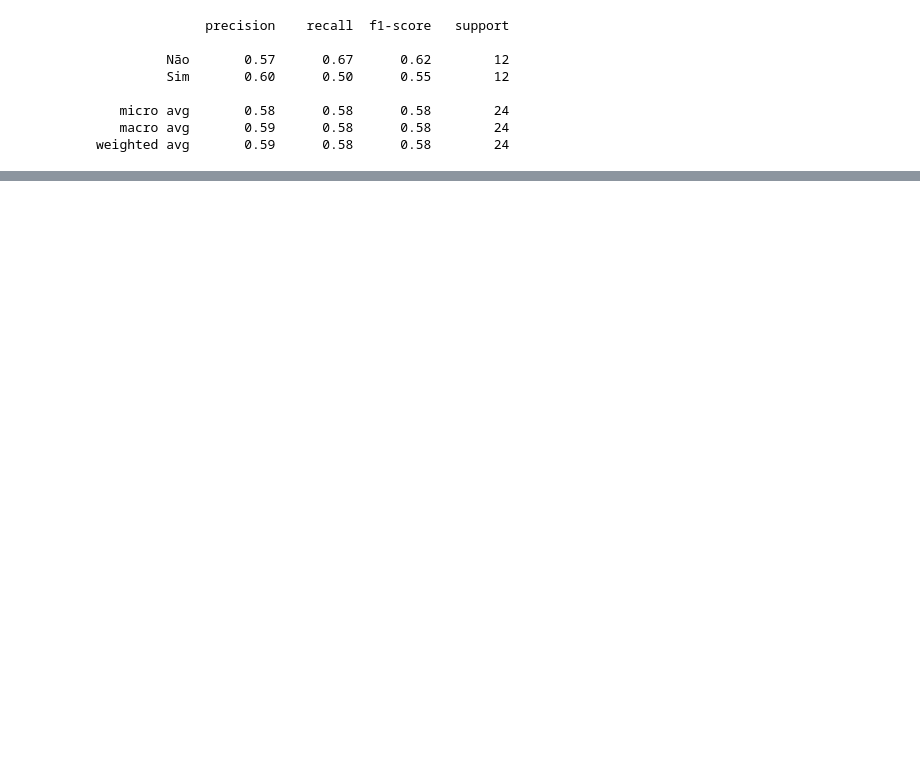
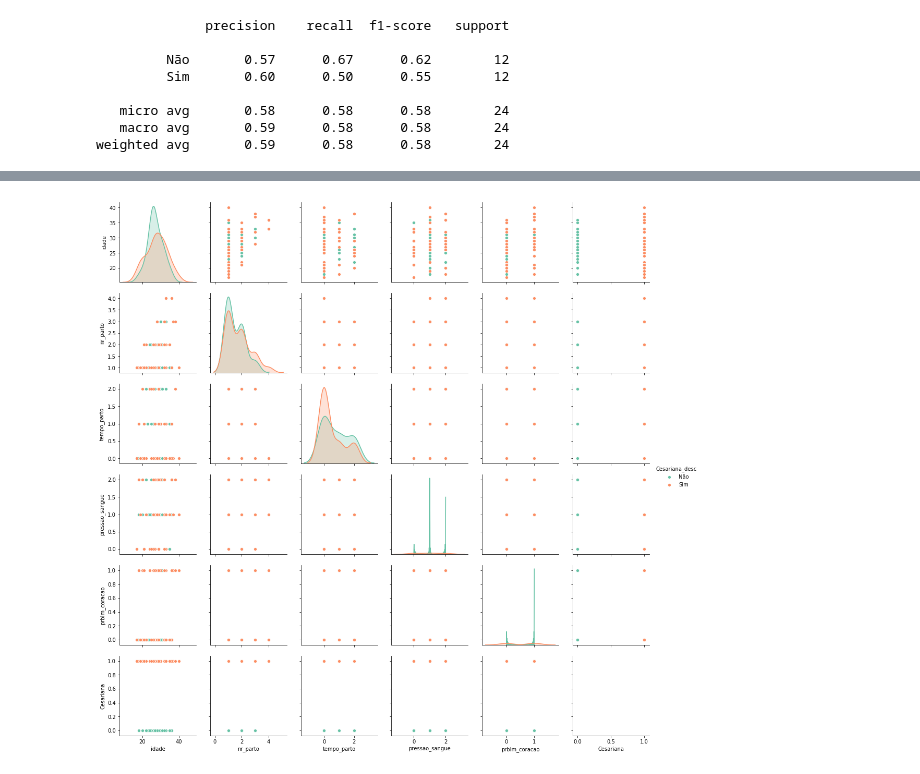
Before and after one commit to nocyamribeiro/DataMiningTrab, a Jupyter notebook: cesariana_predict.ipynb, the cells around one changed output, grey strips where cells are left out. Cells and saved outputs as stored; diff of their text form; code cells hidden in the pictures; blank space fills up the shorter version.

```diff
--- a/cesariana_predict.ipynb
+++ b/cesariana_predict.ipynb
@@ -233,0 +259,5 @@ weighted avg       0.59      0.58      0.58        24
+# %%
+sns.pairplot(df_cesaria,hue="Cesariana_desc",palette="Set2")
+plt.show()
+# %% [output]
+[figure, added]
```
Also changed, not shown: parts of 6 cells of this notebook.
